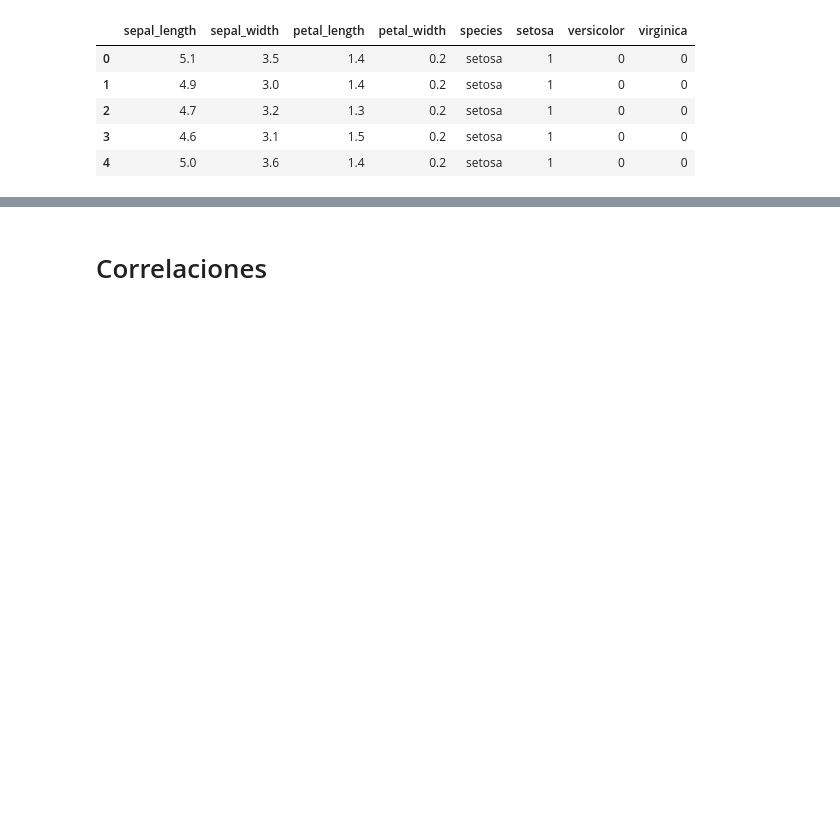
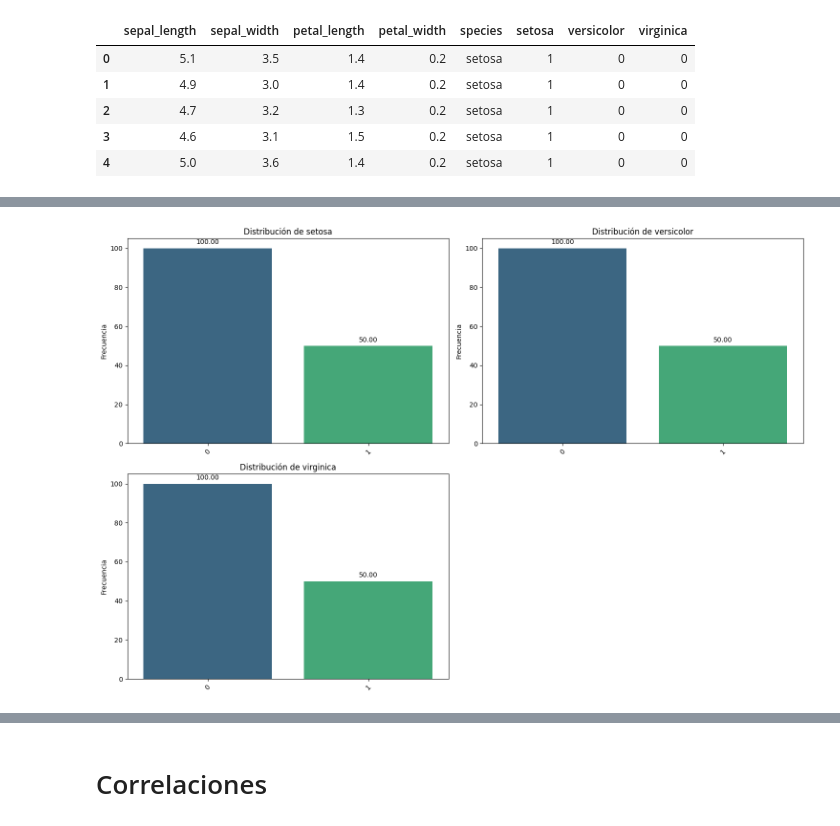
Before and after one commit to lunaft/Machine-Learning-Notes, a Jupyter notebook: Supervisados/proyecto_final.ipynb, the cells around one changed output, grey strips where cells are left out. Saved outputs shown, nothing was run; the diff lists cells and outputs as text; code cells hidden in the pictures; blank space fills up the shorter version.

```diff
--- a/Supervisados/proyecto_final.ipynb
+++ b/Supervisados/proyecto_final.ipynb
@@ -260,0 +293,4 @@ df = df.drop(['species'], axis= 1) #axis = 1 es para que sepa que 'species' se t
+# %%
+pinta_distribucion_categoricas(df,columnas_categoricas,relativa=False, mostrar_valores=True)
+# %% [output]
+[figure, added]
```
Also changed, not shown: parts of 29 cells of this notebook.
